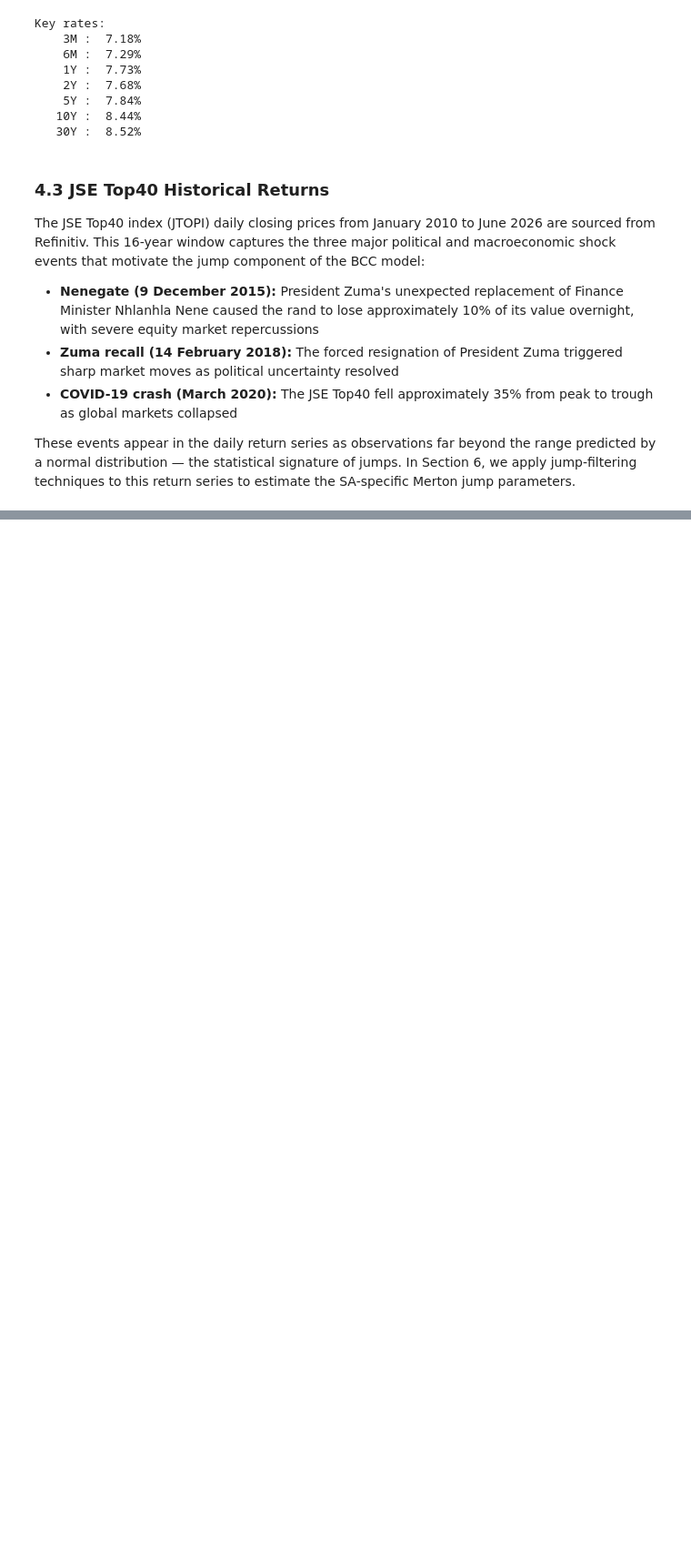
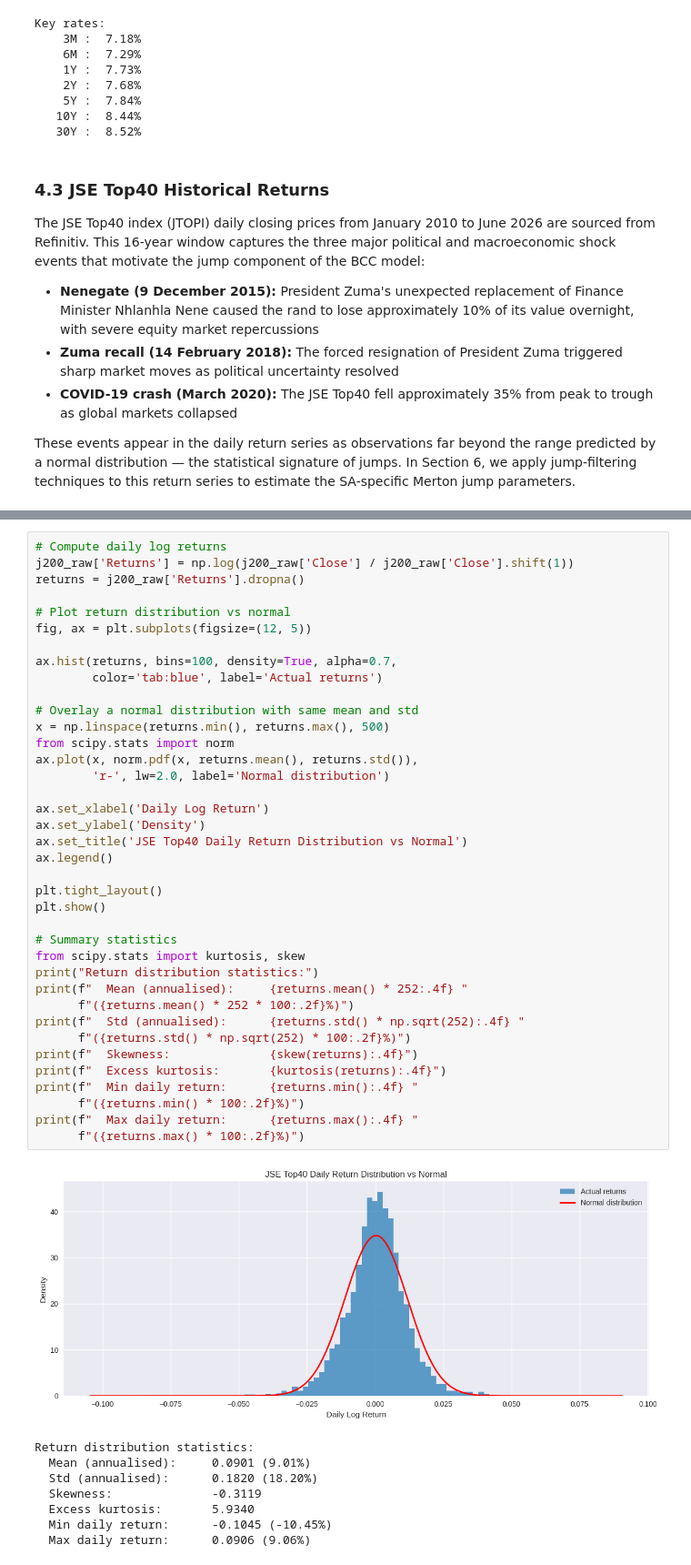
Before and after one commit to LefasoMachere11/bcc-sa-derivatives, a Jupyter notebook: final_project.ipynb, the cells around one changed output, grey strips where cells are left out. Shown at 91% size. Drawn from its saved outputs; the diff is of its cells as text; blank space fills up the shorter version.

```diff
--- a/final_project.ipynb
+++ b/final_project.ipynb
@@ -644,0 +705,47 @@ SA-specific Merton jump parameters.
+# %%
+# Compute daily log returns
+j200_raw['Returns'] = np.log(j200_raw['Close'] / j200_raw['Close'].shift(1))
+returns = j200_raw['Returns'].dropna()
+
+# Plot return distribution vs normal
+fig, ax = plt.subplots(figsize=(12, 5))
+
+ax.hist(returns, bins=100, density=True, alpha=0.7,
+        color='tab:blue', label='Actual returns')
+
+# Overlay a normal distribution with same mean and std
+x = np.linspace(returns.min(), returns.max(), 500)
+from scipy.stats import norm
+ax.plot(x, norm.pdf(x, returns.mean(), returns.std()),
+        'r-', lw=2.0, label='Normal distribution')
+
+ax.set_xlabel('Daily Log Return')
+ax.set_ylabel('Density')
+ax.set_title('JSE Top40 Daily Return Distribution vs Normal')
+ax.legend()
+
+plt.tight_layout()
+plt.show()
+
+# Summary statistics
+from scipy.stats import kurtosis, skew
+print("Return distribution statistics:")
+print(f"  Mean (annualised):     {returns.mean() * 252:.4f} "
+      f"({returns.mean() * 252 * 100:.2f}%)")
+print(f"  Std (annualised):      {returns.std() * np.sqrt(252):.4f} "
+      f"({returns.std() * np.sqrt(252) * 100:.2f}%)")
+print(f"  Skewness:              {skew(returns):.4f}")
+print(f"  Excess kurtosis:       {kurtosis(returns):.4f}")
+print(f"  Min daily return:      {returns.min():.4f} "
+      f"({returns.min() * 100:.2f}%)")
+print(f"  Max daily return:      {returns.max():.4f} "
+      f"({returns.max() * 100:.2f}%)")
+# %% [output]
+[figure, added]
+Return distribution statistics:
+  Mean (annualised):     0.0901 (9.01%)
+  Std (annualised):      0.1820 (18.20%)
+  Skewness:              -0.3119
+  Excess kurtosis:       5.9340
+  Min daily return:      -0.1045 (-10.45%)
+  Max daily return:      0.0906 (9.06%)
```
Also changed, not shown: parts of 4 cells of this notebook.
